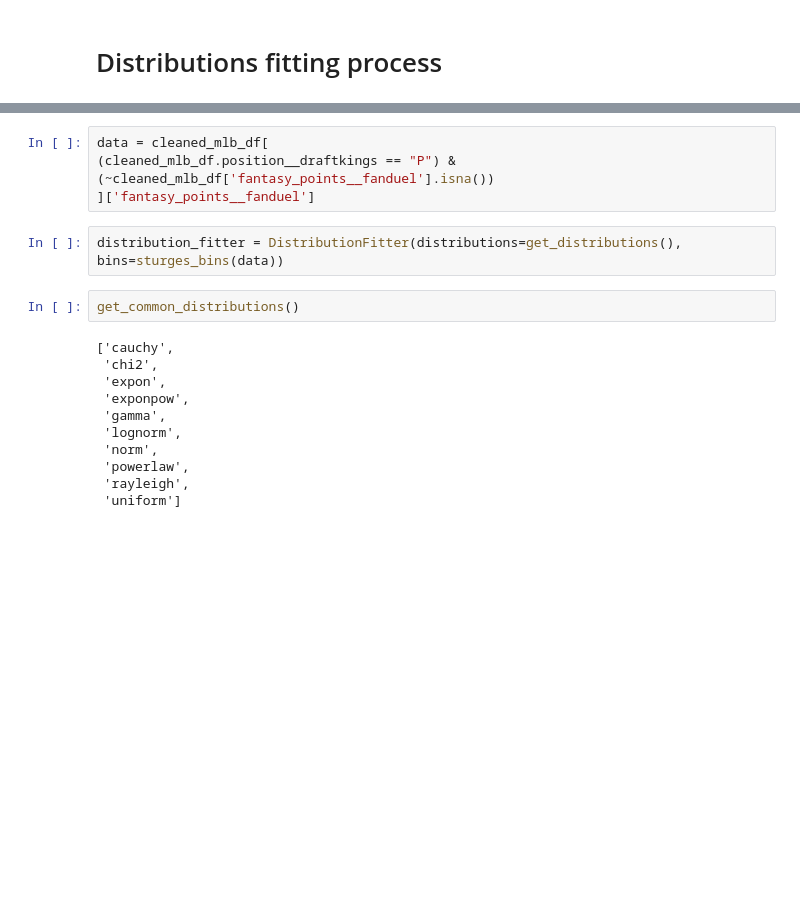
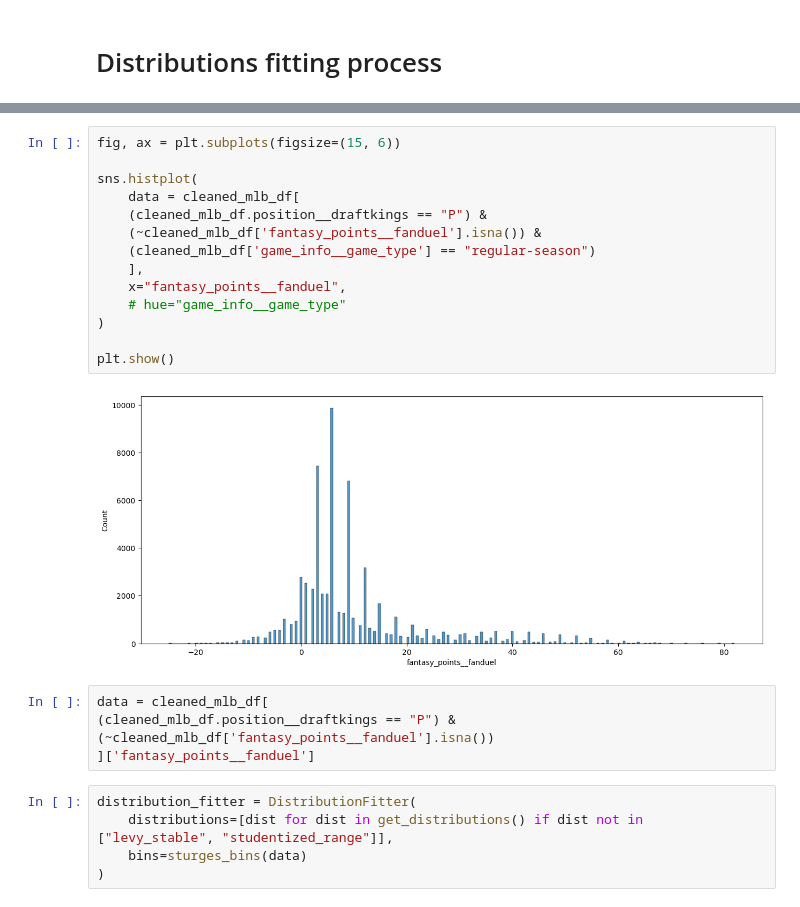
Before and after one commit to alcadavidro/statistical-simulation-tools, a Jupyter notebook: sample_fitter.ipynb, the cells around one changed output, grey strips where cells are left out. Saved outputs shown, nothing was run; the diff lists cells and outputs as text; blank space fills up the shorter version.

```diff
--- a/sample_fitter.ipynb
+++ b/sample_fitter.ipynb
@@ -242,23 +249,29 @@ fig = plot_histogram(cleaned_mlb_df, "position__fanduel", "OF", "fantasy_points_
+# %%
+fig, ax = plt.subplots(figsize=(15, 6))
+
+sns.histplot(
+    data = cleaned_mlb_df[
+    (cleaned_mlb_df.position__draftkings == "P") &
+    (~cleaned_mlb_df['fantasy_points__fanduel'].isna()) &
+    (cleaned_mlb_df['game_info__game_type'] == "regular-season")
+    ],
+    x="fantasy_points__fanduel",
+    # hue="game_info__game_type"
+)
+
+plt.show()
+# %% [output]
+[figure, added]
 # %%
 data = cleaned_mlb_df[
 (cleaned_mlb_df.position__draftkings == "P") &
 (~cleaned_mlb_df['fantasy_points__fanduel'].isna())
 ]['fantasy_points__fanduel']
 # %%
-distribution_fitter = DistributionFitter(distributions=get_distributions(), bins=sturges_bins(data))
+distribution_fitter = DistributionFitter(
+    distributions=[dist for dist in get_distributions() if dist not in ["levy_stable", "studentized_range"]],
+    bins=sturges_bins(data)
+)
-# %%
-get_common_distributions()
-# %% [output]
-['cauchy',
- 'chi2',
- 'expon',
- 'exponpow',
- 'gamma',
- 'lognorm',
- 'norm',
- 'powerlaw',
- 'rayleigh',
- 'uniform']
 # %%
 distribution_fitter.fit(data)
 # %% [output]
```
Also changed, not shown: parts of 41 cells of this notebook, 2 other files.
